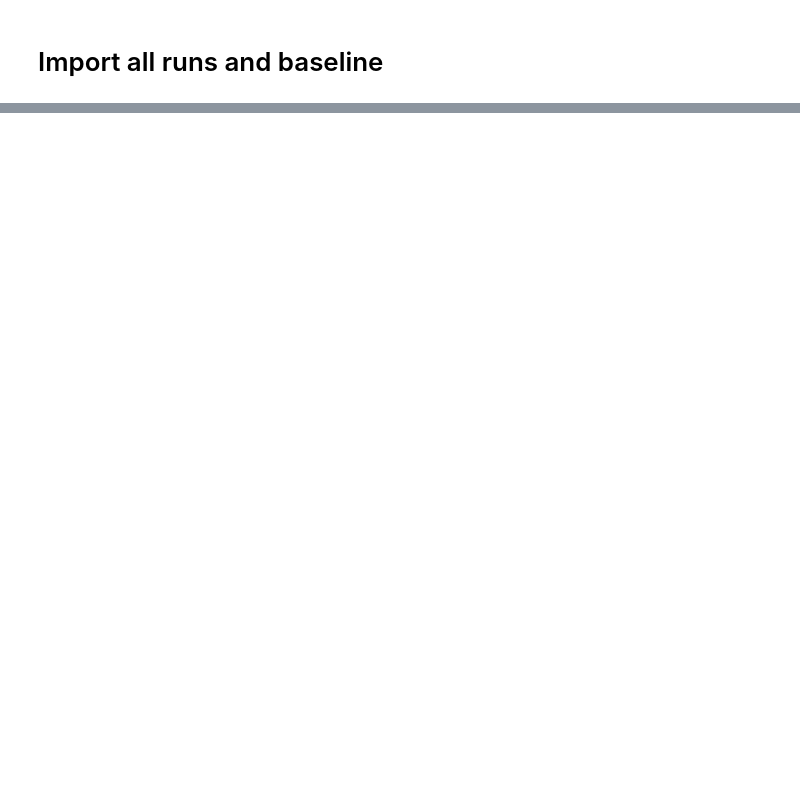
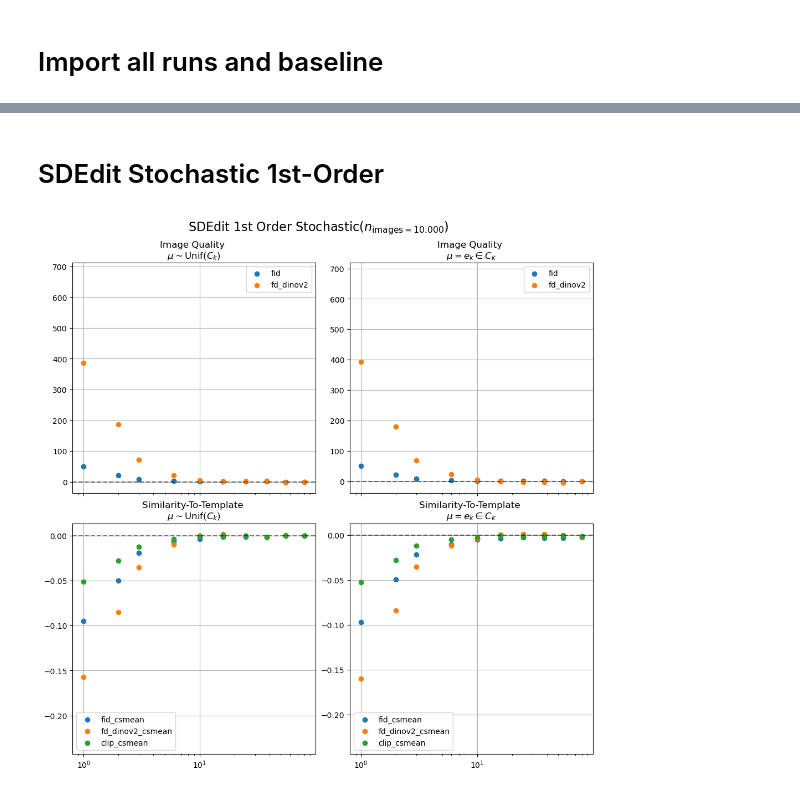
Before and after one commit to M-wag/push-pull-guidance, a Jupyter notebook: main.ipynb, the cells around one changed output, grey strips where cells are left out. Cells and saved outputs as stored; diff of their text form; code cells hidden in the pictures; blank space fills up the shorter version.

```diff
--- a/main.ipynb
+++ b/main.ipynb
@@ -139,0 +362,68 @@ shape: (1, 7)
+# %% [markdown]
+# SDEdit Stochastic 1st-Order
+# %%
+name = "sdedit-stoch-1stord"
+df_base[name] = df_all.filter([
+    # 1st Order Sampling
+    pl.col("apply_2nd_order")   == False,
+    pl.col("num_steps")         == 64,
+    # Num steps = 10_000
+    pl.col("num_images")        == 10_000,
+    # No noise gate
+    pl.col("type_gate").is_null(),
+    pl.col("nu").is_null(),
+    # Many-Examples
+    pl.col("example_idx_range").is_null(),
+    # Stochastic
+    pl.col("S_churn")           != 0,
+    # Sigma max at 80
+    pl.col("sigma_max")         == 80,
+]).select(["sigma_max", "metrics"]).sort("sigma_max").unnest("metrics")
+
+df_many[name] = df_all.filter([
+    # 1st Order Sampling
+    pl.col("apply_2nd_order")   == False,
+    pl.col("num_steps")         == 64,
+    # Num steps = 10_000
+    pl.col("num_images")        == 10_000,
+    # No noise gate
+    pl.col("type_gate").is_null(),
+    pl.col("nu").is_null(),
+    # Many-Examples
+    pl.col("example_idx_range").is_null(),
+    # Stochastic
+    pl.col("S_churn")           != 0,
+]).select(["sigma_max", "metrics"]).sort("sigma_max").unnest("metrics")
+
+
+df_few[name] = df_all.filter([
+    # 1st Order Sampling
+    pl.col("apply_2nd_order")   == False,
+    pl.col("num_steps")         == 64,
+    # Num steps = 10_000
+    pl.col("num_images")        == 10_000,
+    # No noise gate
+    pl.col("type_gate").is_null(),
+    pl.col("nu").is_null(),
+    # Many-Examples
+    pl.col("example_idx_range") == [0,1],
+    # Stochastic
+    pl.col("S_churn")           != 0,
+]).select(["sigma_max", "metrics"]).sort("sigma_max").unnest("metrics")
+
+
+
+# Ensure you have no duplicates of nu
+assert df_many[name]["sigma_max"].is_unique().all() == True
+assert df_few[name]["sigma_max"].is_unique().all() == True
+
+# Rename
+df_base[name] = df_base[name].rename({"sigma_max": "nu"})
+df_many[name] = df_many[name].rename({"sigma_max": "nu"})
+df_few[name] = df_few[name].rename({"sigma_max": "nu"})
+
+
+fig, axes = plt.subplots(2, 2, figsize=(10, 10), constrained_layout=True, sharex=True)
+plot_condition(fig, axes.flat, df_many[name], df_few[name], df_base[name], title="SDEdit 1st Order Stochastic")
+# %% [output]
+[figure, added]
```
Also changed, not shown: parts of 16 cells of this notebook, 4 other files.
